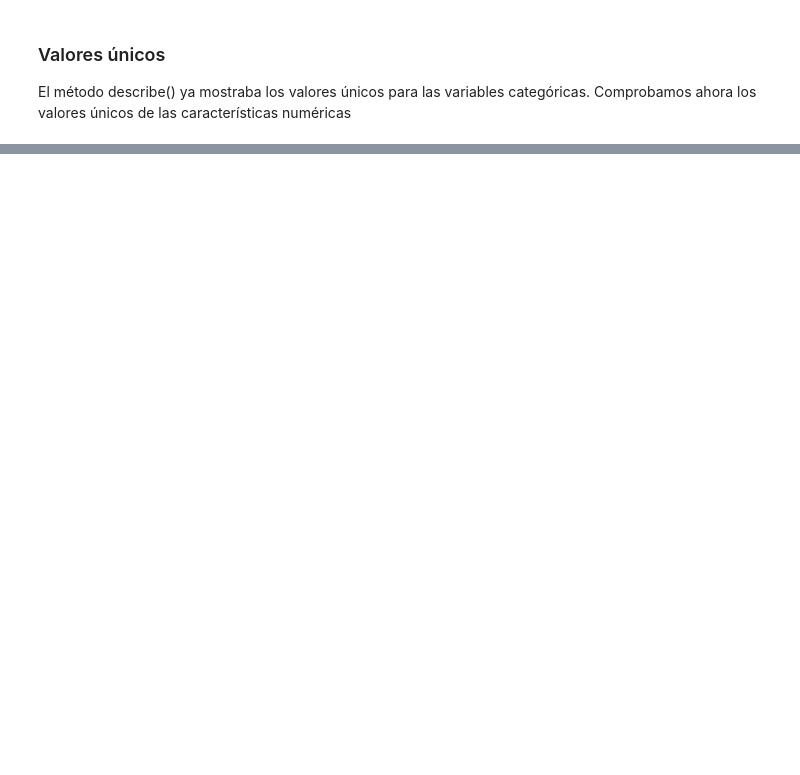
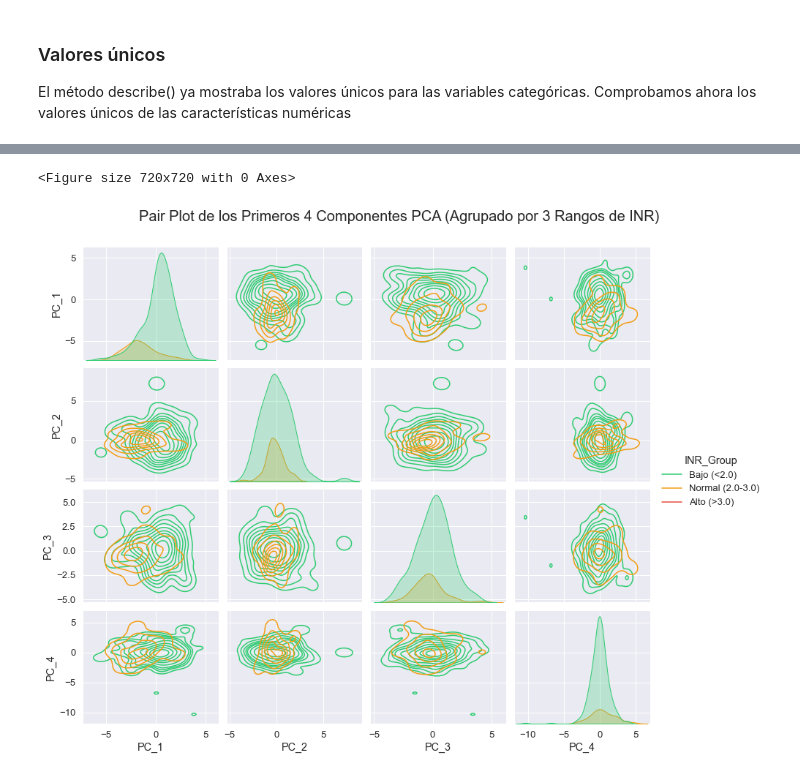
Before and after one commit to anavagi/anticoagulant-patology-analysis, a Jupyter notebook: Exploration_and_Classification.ipynb, the cells around one changed output, grey strips where cells are left out. Drawn from its saved outputs; the diff is of its cells as text; code cells hidden in the pictures; blank space fills up the shorter version.

Commit message:
target exploration

```diff
--- a/Exploration_and_Classification.ipynb
+++ b/Exploration_and_Classification.ipynb
@@ -725,0 +839,55 @@ df_patients_observations_medications_INR.to_csv('df_patients_observations_medica
+# %%
+# 1. Preparación de datos (reutilizando X del código anterior)
+df = df_patients_observations_medications_INR
+target_col = 'INR'
+non_pca_cols = ['Id', 'GENDER']
+
+# Usamos las features numéricas, excluyendo target y columnas no numéricas no codificadas
+X = df.drop(columns=[target_col] + non_pca_cols).select_dtypes(include=['float64', 'int64'])
+# %%
+# Estandarización
+X_scaled = StandardScaler().fit_transform(X)
+# %%
+# 2. Aplicación de PCA con 40 componentes
+pca = PCA(n_components=40)
+pca.fit(X_scaled)
+# %%
+
+principal_components = pca.fit_transform(X_scaled)
+
+pca_df = pd.DataFrame(data=principal_components,
+                      columns=[f'PC_{i+1}' for i in range(40)])
+
+# 2. Discretización de la variable INR en TRES grupos
+# Usamos un pequeño valor epsilon (1e-6) para incluir el límite superior en 'Normal'
+bins = [df_patients_observations_medications_INR[target_col].min() - 1, 2.0, 3.0 + 1e-6, df[target_col].max() + 1]
+
+pca_df['INR_Group'] = pd.cut(df_patients_observations_medications_INR[target_col],
+                            bins=bins,
+                            labels=['Bajo (<2.0)', 'Normal (2.0-3.0)', 'Alto (>3.0)'],
+                            right=False, # Intervalos abiertos por la izquierda
+                            include_lowest=True).astype('category')
+
+# 3. Generación del Pairplot (Primeros 4 componentes)
+plot_df = pca_df.iloc[:, 0:4].copy()
+plot_df['INR_Group'] = pca_df['INR_Group']
+
+# Colores para tres grupos
+colors = ["#2ecc71", "#f39c12", "#e74c3c"] # Verde (Bajo), Amarillo (Normal), Rojo (Alto)
+sns.set(font_scale = 1.2)
+plt.figure(figsize=(10, 10))
+
+# Pairplot
+ax = sns.pairplot(plot_df,
+                  hue='INR_Group',
+                  palette=colors,
+                  hue_order=['Bajo (<2.0)', 'Normal (2.0-3.0)', 'Alto (>3.0)'],
+                  height=2.5,
+                  aspect = 1.2,
+                  kind="kde")
+ax.fig.suptitle('Pair Plot de los Primeros 4 Componentes PCA (Agrupado por 3 Rangos de INR)',
+                size=20, y = 1.05)
+plt.show()
+# %% [output]
+<Figure size 720x720 with 0 Axes>
+[figure, added]
```
Also changed, not shown: parts of 35 cells of this notebook.
